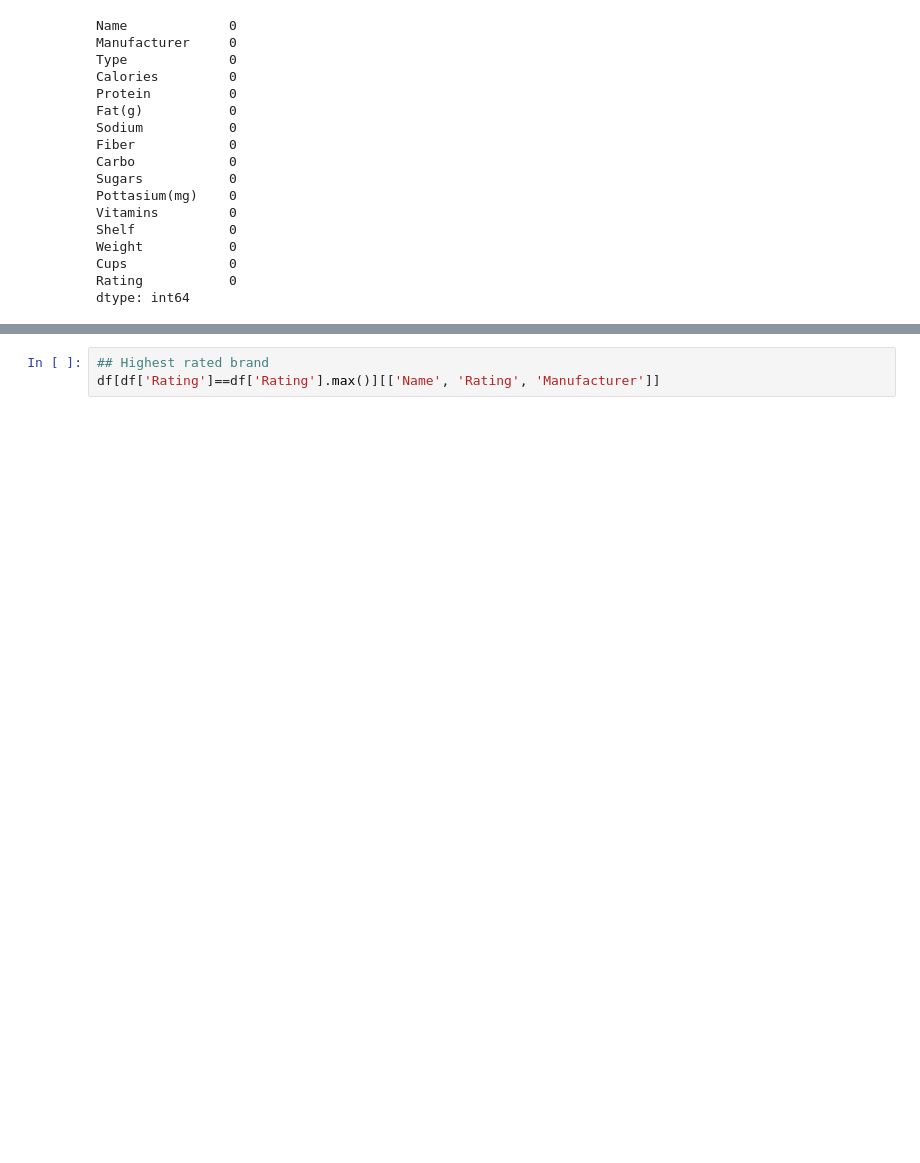
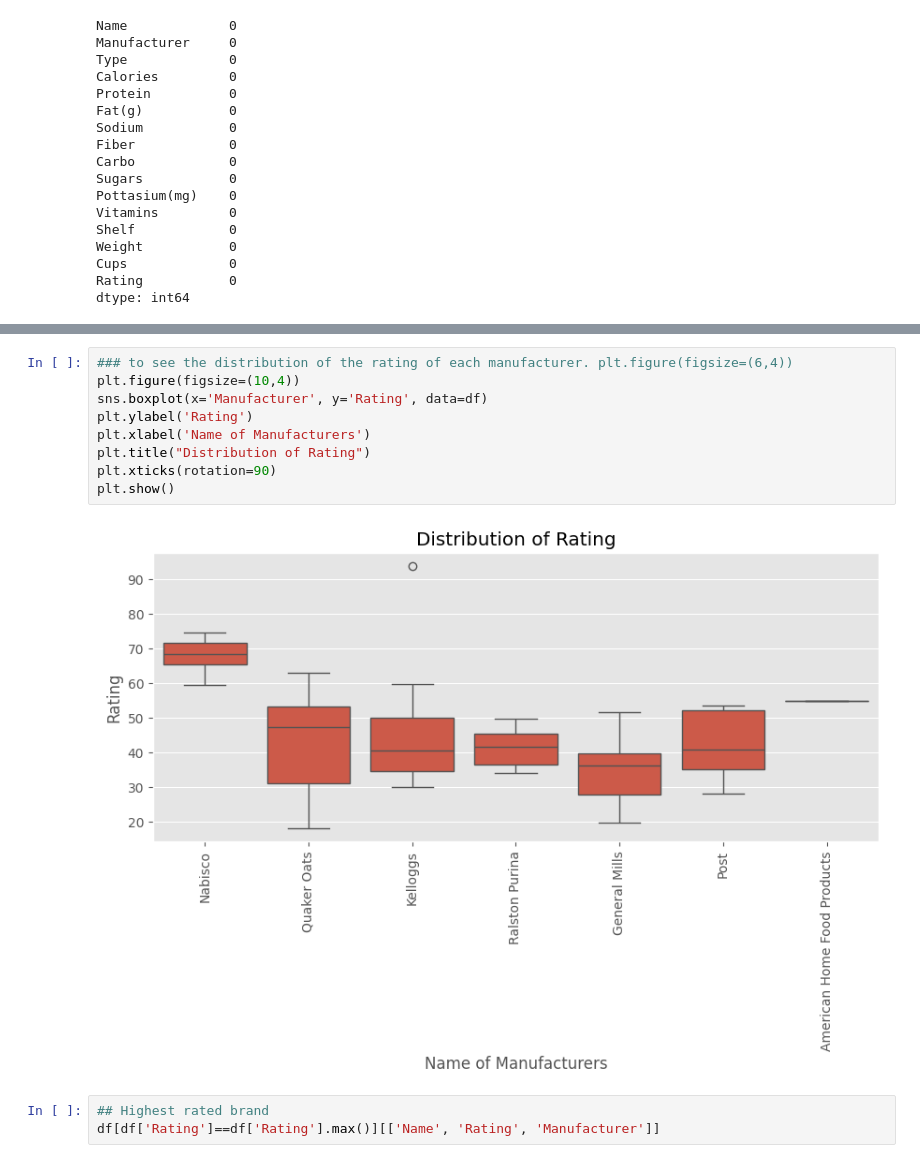
Before and after one commit to kenyyode/80-Cereals, a Jupyter notebook: 80cereals.ipynb, the cells around one changed output, grey strips where cells are left out. Cells and saved outputs as stored; diff of their text form; blank space fills up the shorter version.

```diff
--- a/80cereals.ipynb
+++ b/80cereals.ipynb
@@ -189,3 +205,14 @@ There are 77 unique brands in this dataset
+# %%
+### to see the distribution of the rating of each manufacturer. plt.figure(figsize=(6,4))
+plt.figure(figsize=(10,4))
+sns.boxplot(x='Manufacturer', y='Rating', data=df)
+plt.ylabel('Rating')
+plt.xlabel('Name of Manufacturers')
+plt.title("Distribution of Rating")
+plt.xticks(rotation=90)
+plt.show()
+# %% [output]
+[figure, added]
 # %%
 ## Highest rated brand
 df[df['Rating']==df['Rating'].max()][['Name', 'Rating', 'Manufacturer']]
```
Also changed, not shown: parts of 5 cells of this notebook.
